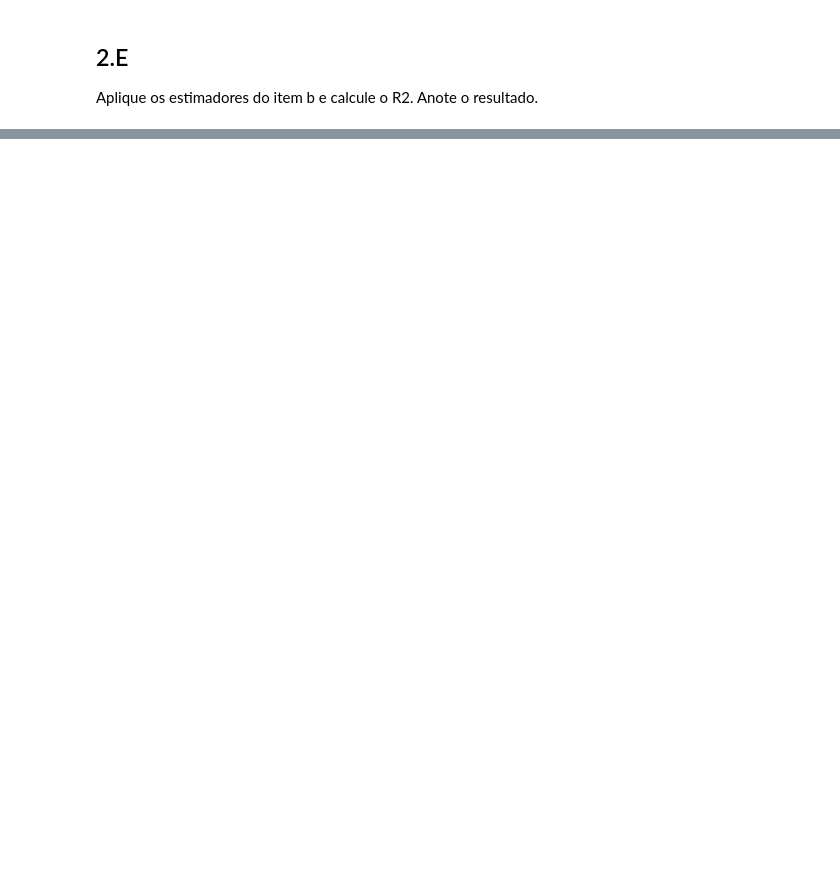
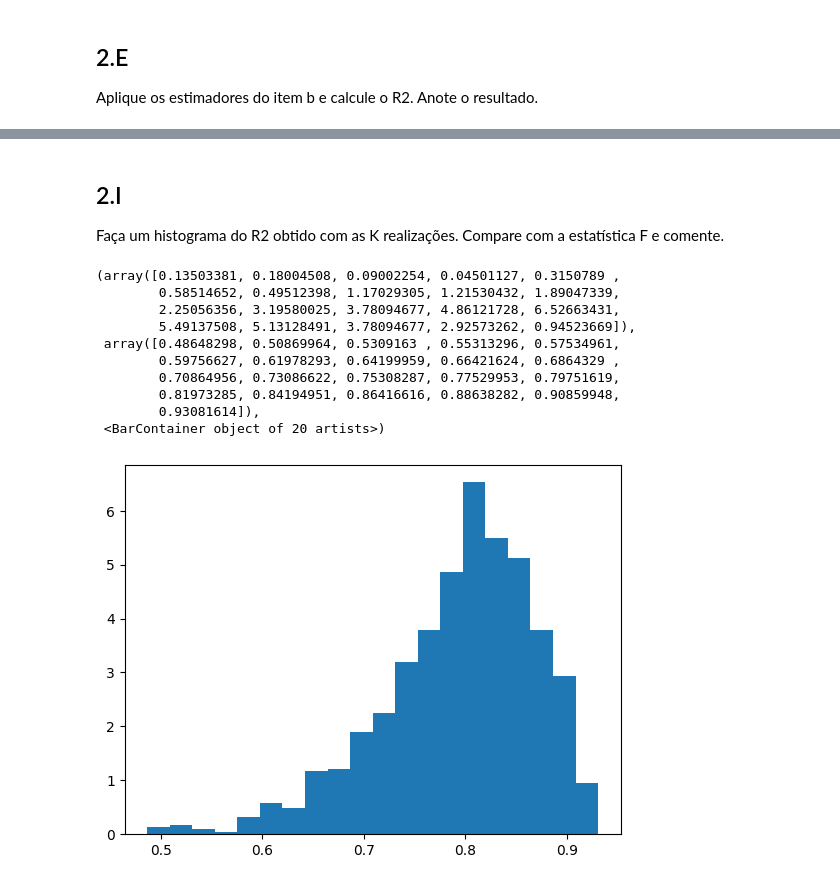
Before and after one commit to eduardo-caroli/g3_eng1466, a Jupyter notebook: regressao.ipynb, the cells around one changed output, grey strips where cells are left out. Cells and saved outputs as stored; diff of their text form; code cells hidden in the pictures; blank space fills up the shorter version.

```diff
--- a/regressao.ipynb
+++ b/regressao.ipynb
@@ -111,0 +93,36 @@ ValueError: numpy.dtype size changed, may indicate binary incompatibility. Expec
+# %%
+k = 1000
+execution_info=[]
+added_pairs = 0
+R2_scores = []
+
+for _ in range(k):
+    x_sample = [
+        x_normal_distribution.rvs()
+        for _ in range(sample_size)
+    ]
+    error_sample = [
+        error_normal_distribution.rvs()
+        for _ in range(sample_size)
+    ]
+    y_sample = [
+        B_0 + B_1 * x + e
+        for x, e in zip(x_sample, error_sample)
+    ]
+    B_0_est = B_0_MLE(x_sample, y_sample)
+    B_1_est = B_1_MLE(x_sample, y_sample)
+    S_2_est = S_2_unbiased(x_sample, y_sample)
+    estimated_y_sample = [
+        B_0_est + B_1_est * x
+        for x in x_sample
+    ]
+    R2_score = calculate_R2(y_sample, estimated_y_sample)
+    R2_scores += [R2_score]
+    if added_pairs < 10:
+        execution_info += [{
+            "x_sample": x_sample,
+            "y_sample": y_sample,
+            "B_1_est": B_1_est,
+            "B_0_est": B_0_est
+        }]
+        added_pairs += 1
@@ -111,0 +189,21 @@ ValueError: numpy.dtype size changed, may indicate binary incompatibility. Expec
+# %% [markdown]
+## 2.I
+
+Faça um histograma do R2 obtido com as K realizações. Compare com a estatística
+F e comente.
+# %%
+import matplotlib.pyplot as plt
+
+plt.hist(x=R2_scores, bins=20, density=True)
+# %% [output]
+(array([0.13503381, 0.18004508, 0.09002254, 0.04501127, 0.3150789 ,
+        0.58514652, 0.49512398, 1.17029305, 1.21530432, 1.89047339,
+        2.25056356, 3.19580025, 3.78094677, 4.86121728, 6.52663431,
+        5.49137508, 5.13128491, 3.78094677, 2.92573262, 0.94523669]),
+ array([0.48648298, 0.50869964, 0.5309163 , 0.55313296, 0.57534961,
+        0.59756627, 0.61978293, 0.64199959, 0.66421624, 0.6864329 ,
+        0.70864956, 0.73086622, 0.75308287, 0.77529953, 0.79751619,
+        0.81973285, 0.84194951, 0.86416616, 0.88638282, 0.90859948,
+        0.93081614]),
+ <BarContainer object of 20 artists>)
+[figure, added]
```
Also changed, not shown: parts of 8 cells of this notebook, 2 other files.
